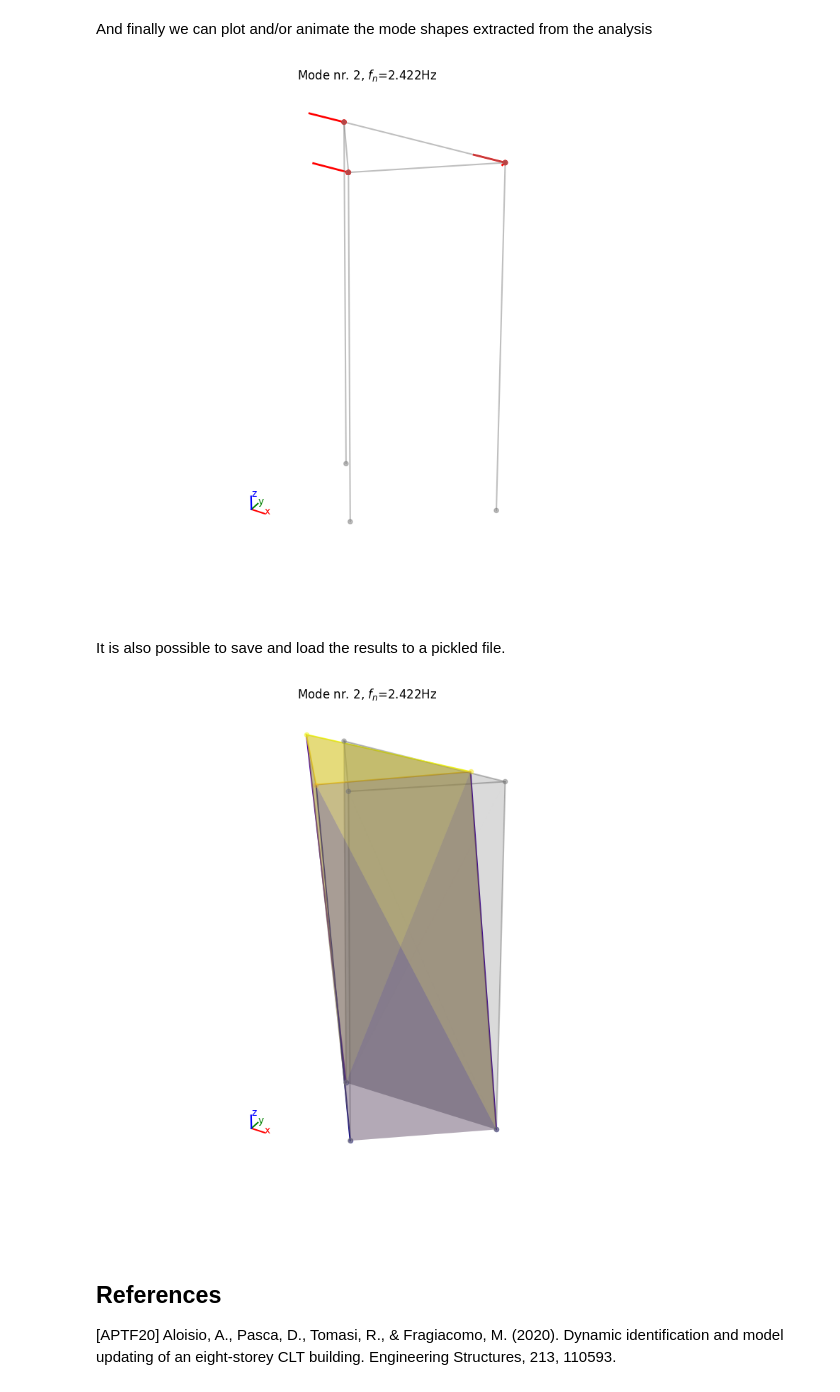
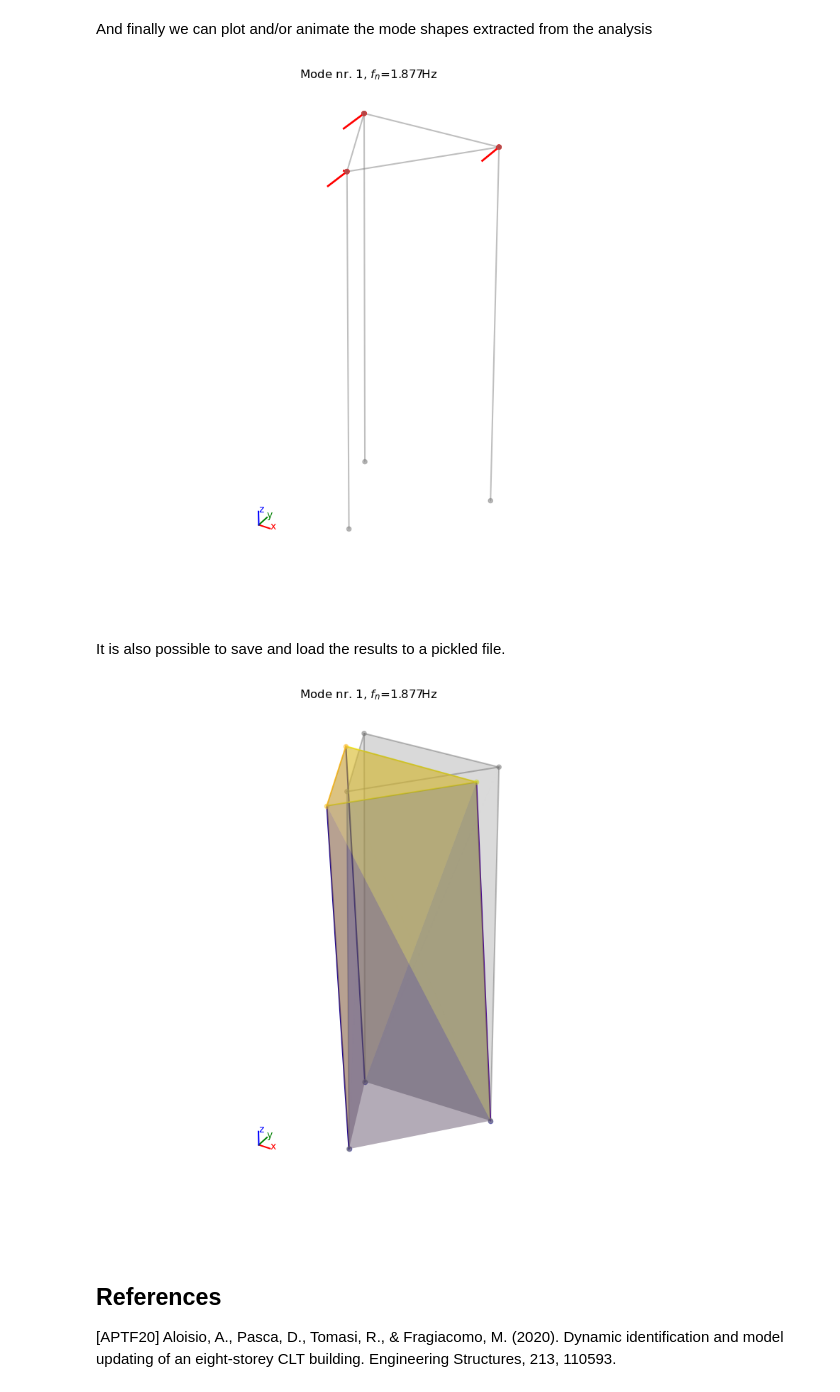
Before and after one commit to dagghe/pyOMA2, a Jupyter notebook: Examples/Example2.ipynb, the cells around one changed output. Drawn from its saved outputs; the diff is of its cells as text; code cells hidden in the pictures.

```diff
--- a/Examples/Example2.ipynb
+++ b/Examples/Example2.ipynb
@@ -190,9 +180,9 @@ And finally we can plot and/or animate the mode shapes extracted from the analys
 # %%
 # MODE SHAPES PLOT
 # Plot mode 2 (geometry 1)
-_, _ = Pali_ss.plot_mode_geo1(algo_res=fsdd.result, mode_nr=2, view="3D", scaleF=2)
+_, _ = Pali_ss.plot_mode_geo1(algo_res=fsdd.result, mode_nr=1, view="3D", scaleF=2)
 # %% [output]
-[figure, old version]
+[figure, new version]
 # %%
 # Animate mode 1 (geometry 2)
 _ = Pali_ss.anim_mode_g2(
@@ -200,19 +190,25 @@ _ = Pali_ss.anim_mode_g2(
 # %% [markdown]
 It is also possible to save and load the results to a pickled file.
 # %%
+import os
+import sys
+import pathlib
+# Add the directory we executed the script from to path:
+sys.path.insert(0, os.path.realpath('__file__'))
+
 from pyoma2.functions.gen import save_to_file, load_from_file
 
 # Save setup
 save_to_file(Pali_ss, pathlib.Path(r"./test.pkl"))
 
 # Load setup
 pali2: SingleSetup = load_from_file(pathlib.Path(r"./test.pkl"))
 
 # plot from loded instance
 _, _ = pali2.plot_mode_geo2_mpl(
-    algo_res=fsdd.result, mode_nr=2, view="3D", scaleF=2)
+    algo_res=fsdd.result, mode_nr=1, view="3D", scaleF=2)
 # %% [output]
-[figure, old version]
+[figure, new version]
 # %%
 # delete file
 os.remove(pathlib.Path(r"./test.pkl"))
```
Also changed, not shown: parts of 10 cells of this notebook, 16 other files.
